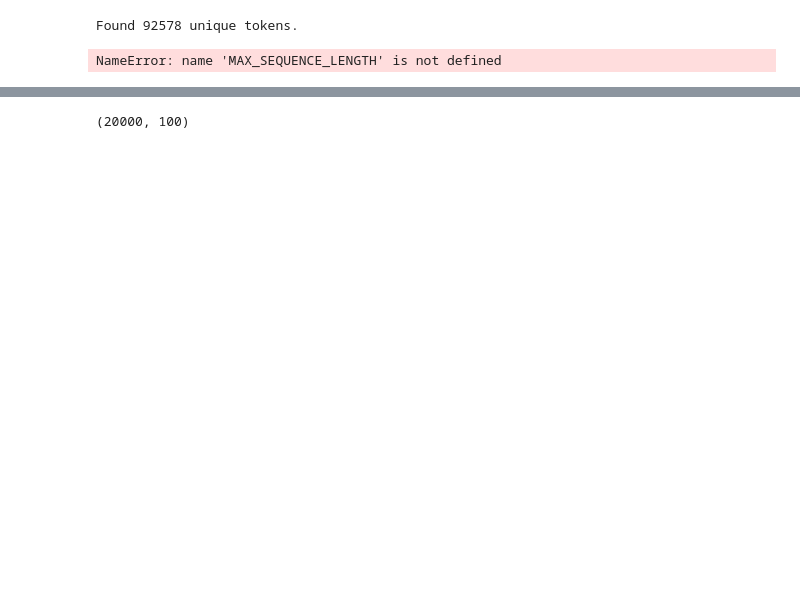
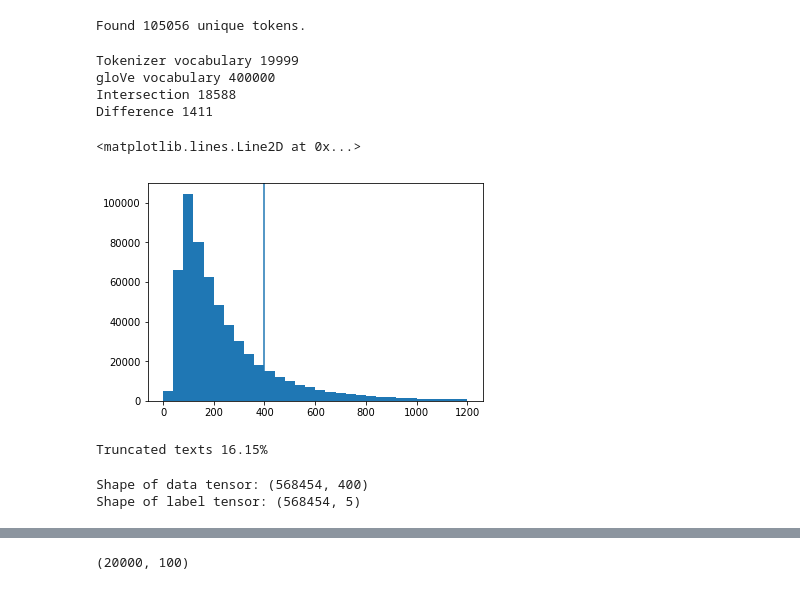
Before and after one commit to jakeret/finefood, a Jupyter notebook: preprocessing.ipynb, the cells around one changed output, grey strips where cells are left out. Drawn from its saved outputs; the diff is of its cells as text; code cells hidden in the pictures; blank space fills up the shorter version.

Commit message:
cleaner preprocessing

```diff
--- a/preprocessing.ipynb
+++ b/preprocessing.ipynb
@@ -74,2 +80,2 @@ def clean_text(text):
 # %%
-clean_texts = df['Text'].map(lambda x: clean_text(x))
+clean_texts = df['Text'].map(lambda x: preprocessing.clean_text(x))
@@ -95,0 +82,2 @@ Name: Text, Length: 568454, dtype: object
+# %%
+text_lenghts = np.array([len(t) for t in clean_texts.values])
@@ -97,3 +87,15 @@ Name: Text, Length: 568454, dtype: object
 from keras.preprocessing.text import Tokenizer
 from keras.preprocessing.sequence import pad_sequences
 from keras.utils import to_categorical
+# %%
+MAX_NUM_WORDS = 20000
+
+tokenizer = Tokenizer(num_words=MAX_NUM_WORDS)
+tokenizer.fit_on_texts(clean_texts)
+
+word_index = tokenizer.word_index
+sequences = tokenizer.texts_to_sequences(clean_texts)
+
+print('Found %s unique tokens.' % len(word_index))
+# %% [output]
+Found 105056 unique tokens.
@@ -100,18 +104,30 @@ from keras.utils import to_categorical
+# %%
+print("Tokenizer vocabulary", len(tokenizer_vocab))
+print("gloVe vocabulary", len(corpus))
+print("Intersection", len(set(tokenizer_vocab).intersection(set(corpus))))
+print("Difference", len(set(tokenizer_vocab).difference(set(corpus))))
+# %% [output]
+Tokenizer vocabulary 19999
+gloVe vocabulary 400000
+Intersection 18588
+Difference 1411
+# %%
+MAX_SEQUENCE_LENGTH = 400
+# %%
+plt.hist(text_lenghts, 30, range=(0,1200))
+plt.axvline(MAX_SEQUENCE_LENGTH)
+# %% [output]
+<matplotlib.lines.Line2D at 0x...>
+[figure, added]
+# %%
+print("Truncated texts %2.2f%%"%((text_lenghts>MAX_SEQUENCE_LENGTH).sum() / text_lenghts.size * 100))
+# %% [output]
+Truncated texts 16.15%
 # %%
-MAX_NUM_WORDS = 20000
-MAX_SEQUENCE_LENGTH = 1000
-
-tokenizer = Tokenizer(num_words=MAX_NUM_WORDS)
-tokenizer.fit_on_texts(clean_texts)
-sequences = tokenizer.texts_to_sequences(clean_texts)
-
-word_index = tokenizer.word_index
-print('Found %s unique tokens.' % len(word_index))
-
-data = pad_sequences(sequences, maxlen=MAX_SEQUENCE_LENGTH)
+data = pad_sequences(sequences, maxlen=MAX_SEQUENCE_LENGTH, padding="pre", truncating="pre")
 labels = to_categorical(np.asarray(df.Score))[:, 1:]
 print('Shape of data tensor:', data.shape)
 print('Shape of label tensor:', labels.shape)
 # %% [output]
-Found 92578 unique tokens.
+Shape of data tensor: (568454, 400)
+Shape of label tensor: (568454, 5)
-NameError: name 'MAX_SEQUENCE_LENGTH' is not defined
```
Also changed, not shown: parts of 20 cells of this notebook, 1 other file.
